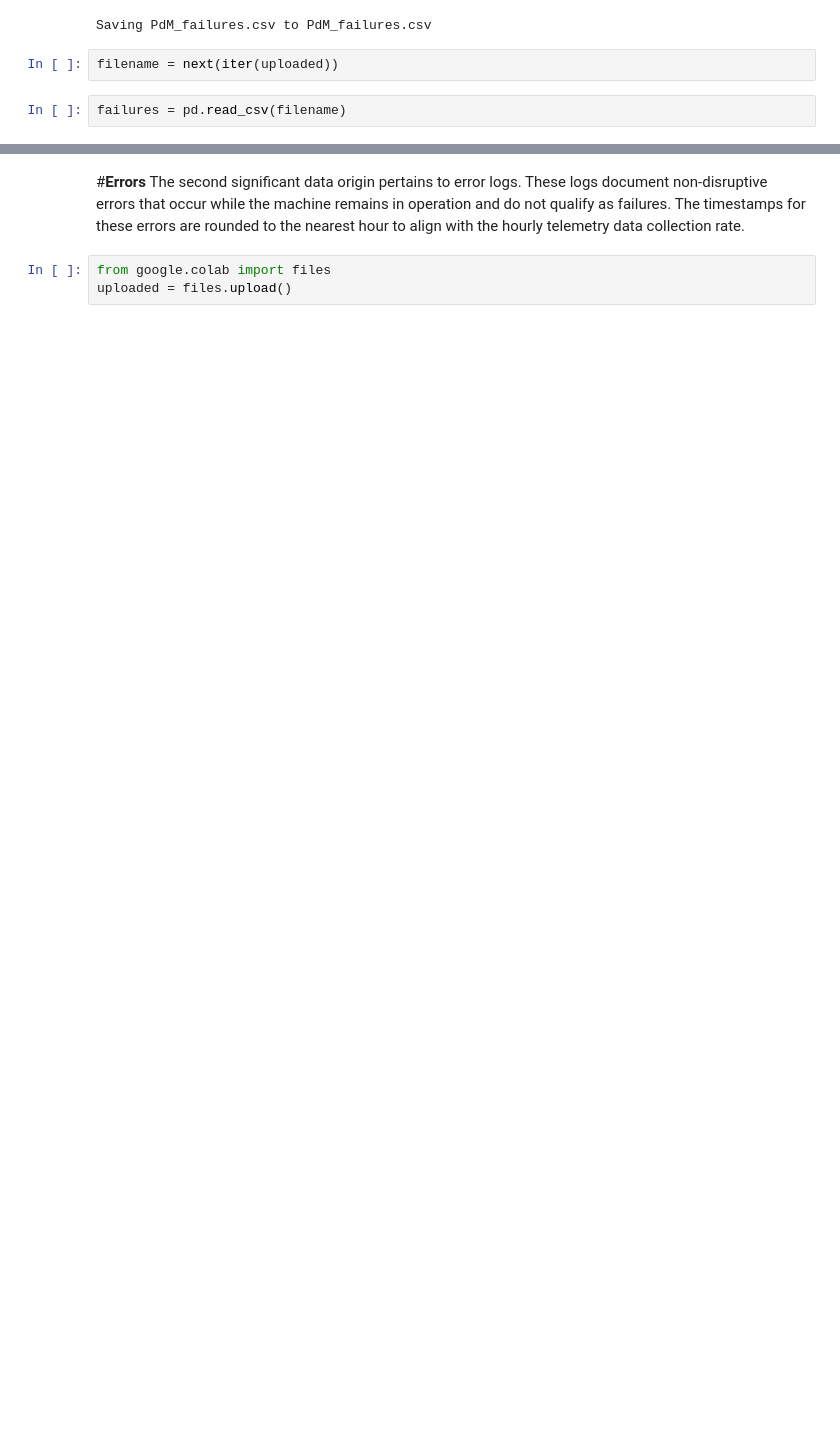
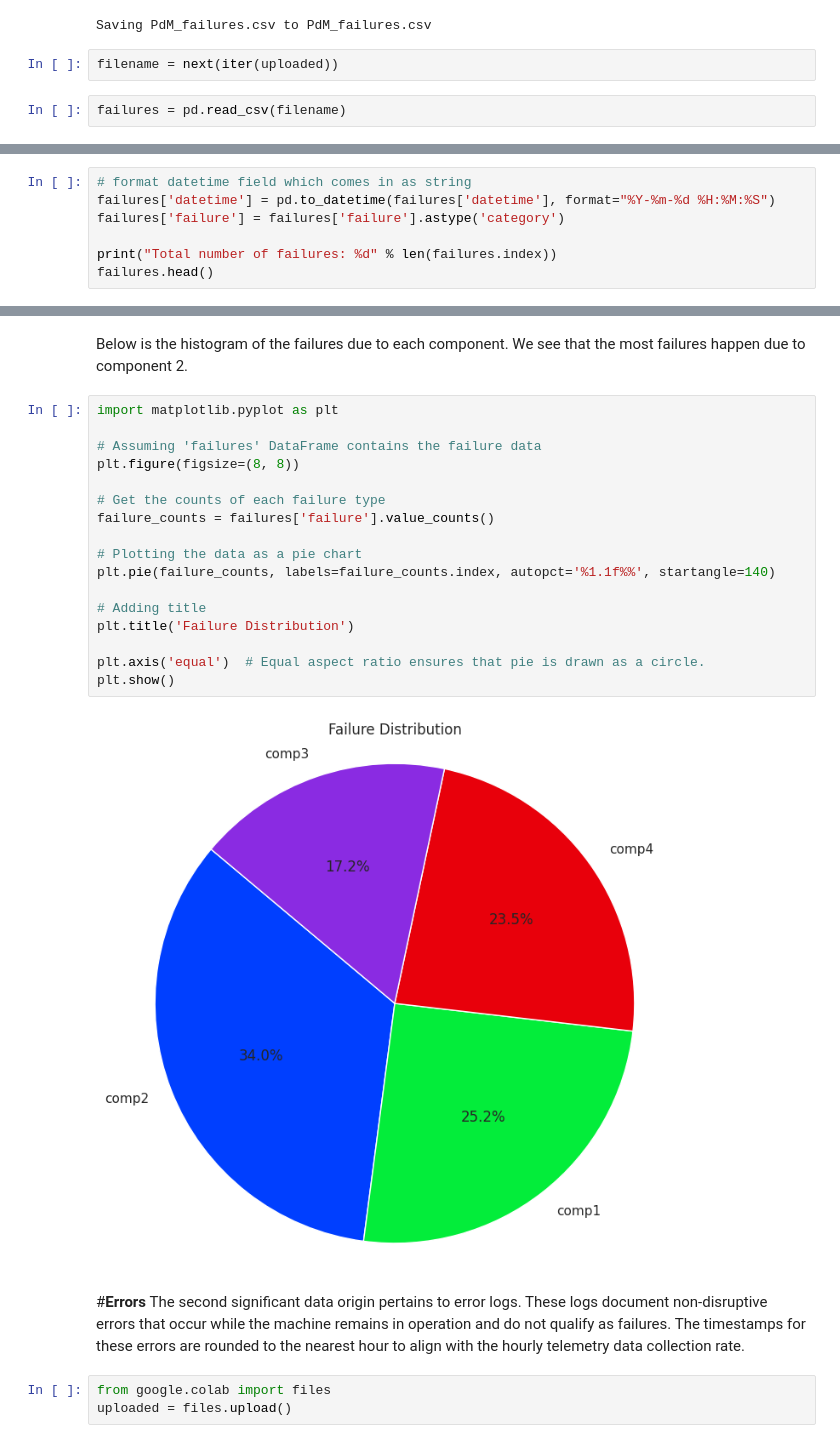
Before and after one commit to fishitmo/Takeobds, a Jupyter notebook: Predictive_Maintenance.ipynb, the cells around one changed output, grey strips where cells are left out. Saved outputs shown, nothing was run; the diff lists cells and outputs as text; blank space fills up the shorter version.

```diff
--- a/Predictive_Maintenance.ipynb
+++ b/Predictive_Maintenance.ipynb
@@ -264,0 +260,7 @@ failures.head()
+# %%
+# format datetime field which comes in as string
+failures['datetime'] = pd.to_datetime(failures['datetime'], format="%Y-%m-%d %H:%M:%S")
+failures['failure'] = failures['failure'].astype('category')
+
+print("Total number of failures: %d" % len(failures.index))
+failures.head()
@@ -265,3 +275,24 @@ failures.head()
+# %% [markdown]
+Below is the histogram of the failures due to each component. We see that the most failures happen due to component 2.
+# %%
+import matplotlib.pyplot as plt
+
+# Assuming 'failures' DataFrame contains the failure data
+plt.figure(figsize=(8, 8))
+
+# Get the counts of each failure type
+failure_counts = failures['failure'].value_counts()
+
+# Plotting the data as a pie chart
+plt.pie(failure_counts, labels=failure_counts.index, autopct='%1.1f%%', startangle=140)
+
+# Adding title
+plt.title('Failure Distribution')
+
+plt.axis('equal')  # Equal aspect ratio ensures that pie is drawn as a circle.
+plt.show()
+# %% [output]
+[figure, added]
 # %% [markdown]
 #**Errors**
 The second significant data origin pertains to error logs. These logs document non-disruptive errors that occur while the machine remains in operation and do not qualify as failures. The timestamps for these errors are rounded to the nearest hour to align with the hourly telemetry data collection rate.
```
Also changed, not shown: parts of 40 cells of this notebook.
